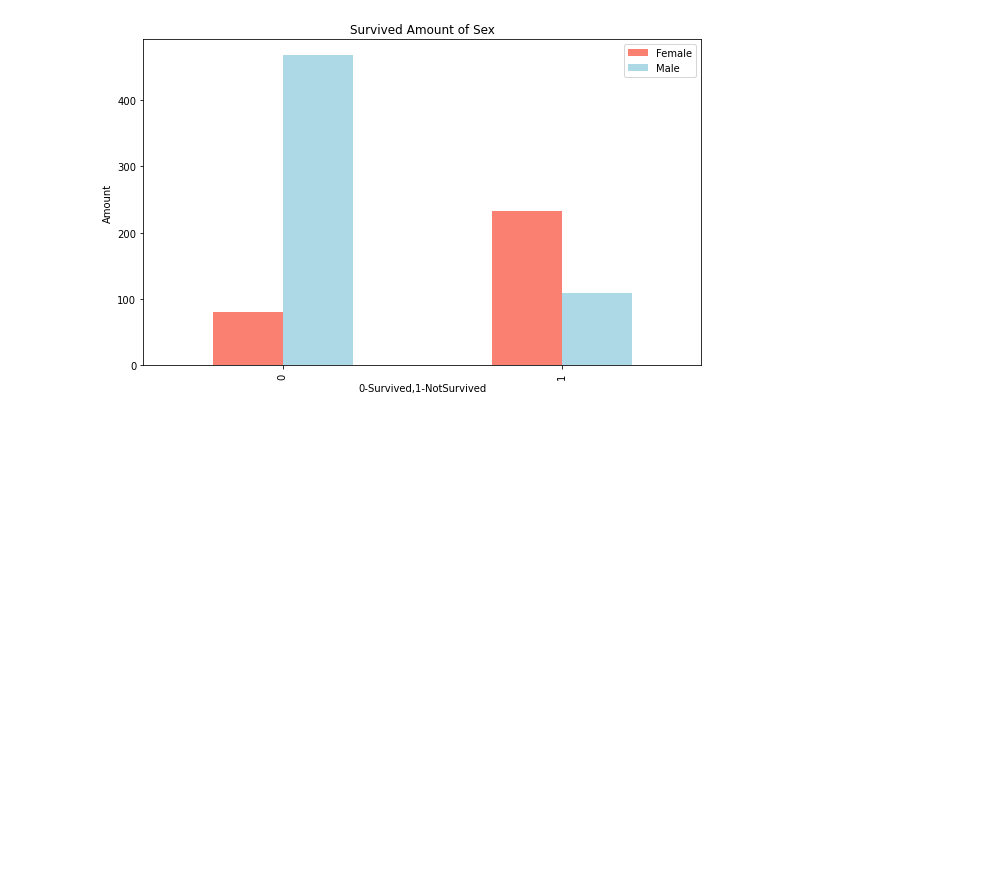
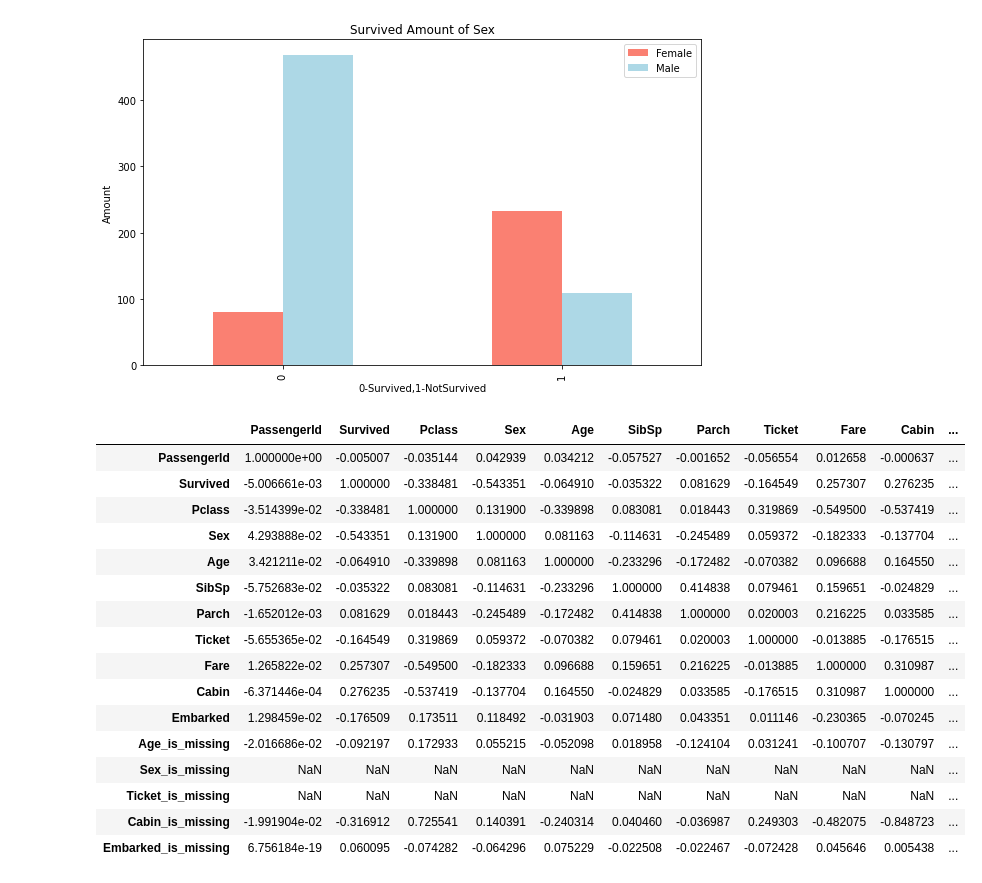
Before and after one commit to Manjeete/Titanic-survival, a Jupyter notebook: Titanic.ipynb, the cells around one changed output. Cells and saved outputs as stored; diff of their text form; code cells hidden in the pictures; blank space fills up the shorter version.

```diff
--- a/Titanic.ipynb
+++ b/Titanic.ipynb
@@ -296,3 +296,24 @@ plt.ylabel("Amount")
 plt.legend(["Female","Male"]);
 # %% [output]
 [figure]
+# %%
+train_df.corr(
+)
+# %% [output]
+|  | PassengerId | Survived | Pclass | Sex | Age | SibSp | Parch | Ticket | Fare | Cabin | ... |
+| PassengerId | 1.000000e+00 | -0.005007 | -0.035144 | 0.042939 | 0.034212 | -0.057527 | -0.001652 | -0.056554 | 0.012658 | -0.000637 | ... |
+| Survived | -5.006661e-03 | 1.000000 | -0.338481 | -0.543351 | -0.064910 | -0.035322 | 0.081629 | -0.164549 | 0.257307 | 0.276235 | ... |
+| Pclass | -3.514399e-02 | -0.338481 | 1.000000 | 0.131900 | -0.339898 | 0.083081 | 0.018443 | 0.319869 | -0.549500 | -0.537419 | ... |
+| Sex | 4.293888e-02 | -0.543351 | 0.131900 | 1.000000 | 0.081163 | -0.114631 | -0.245489 | 0.059372 | -0.182333 | -0.137704 | ... |
+| Age | 3.421211e-02 | -0.064910 | -0.339898 | 0.081163 | 1.000000 | -0.233296 | -0.172482 | -0.070382 | 0.096688 | 0.164550 | ... |
+| SibSp | -5.752683e-02 | -0.035322 | 0.083081 | -0.114631 | -0.233296 | 1.000000 | 0.414838 | 0.079461 | 0.159651 | -0.024829 | ... |
+| Parch | -1.652012e-03 | 0.081629 | 0.018443 | -0.245489 | -0.172482 | 0.414838 | 1.000000 | 0.020003 | 0.216225 | 0.033585 | ... |
+| Ticket | -5.655365e-02 | -0.164549 | 0.319869 | 0.059372 | -0.070382 | 0.079461 | 0.020003 | 1.000000 | -0.013885 | -0.176515 | ... |
+| Fare | 1.265822e-02 | 0.257307 | -0.549500 | -0.182333 | 0.096688 | 0.159651 | 0.216225 | -0.013885 | 1.000000 | 0.310987 | ... |
+| Cabin | -6.371446e-04 | 0.276235 | -0.537419 | -0.137704 | 0.164550 | -0.024829 | 0.033585 | -0.176515 | 0.310987 | 1.000000 | ... |
+| Embarked | 1.298459e-02 | -0.176509 | 0.173511 | 0.118492 | -0.031903 | 0.071480 | 0.043351 | 0.011146 | -0.230365 | -0.070245 | ... |
+| Age_is_missing | -2.016686e-02 | -0.092197 | 0.172933 | 0.055215 | -0.052098 | 0.018958 | -0.124104 | 0.031241 | -0.100707 | -0.130797 | ... |
+| Sex_is_missing | NaN | NaN | NaN | NaN | NaN | NaN | NaN | NaN | NaN | NaN | ... |
+| Ticket_is_missing | NaN | NaN | NaN | NaN | NaN | NaN | NaN | NaN | NaN | NaN | ... |
+| Cabin_is_missing | -1.991904e-02 | -0.316912 | 0.725541 | 0.140391 | -0.240314 | 0.040460 | -0.036987 | 0.249303 | -0.482075 | -0.848723 | ... |
+| Embarked_is_missing | 6.756184e-19 | 0.060095 | -0.074282 | -0.064296 | 0.075229 | -0.022508 | -0.022467 | -0.072428 | 0.045646 | 0.005438 | ... |
```
Also changed, not shown: parts of 37 cells of this notebook, 1 other file.
